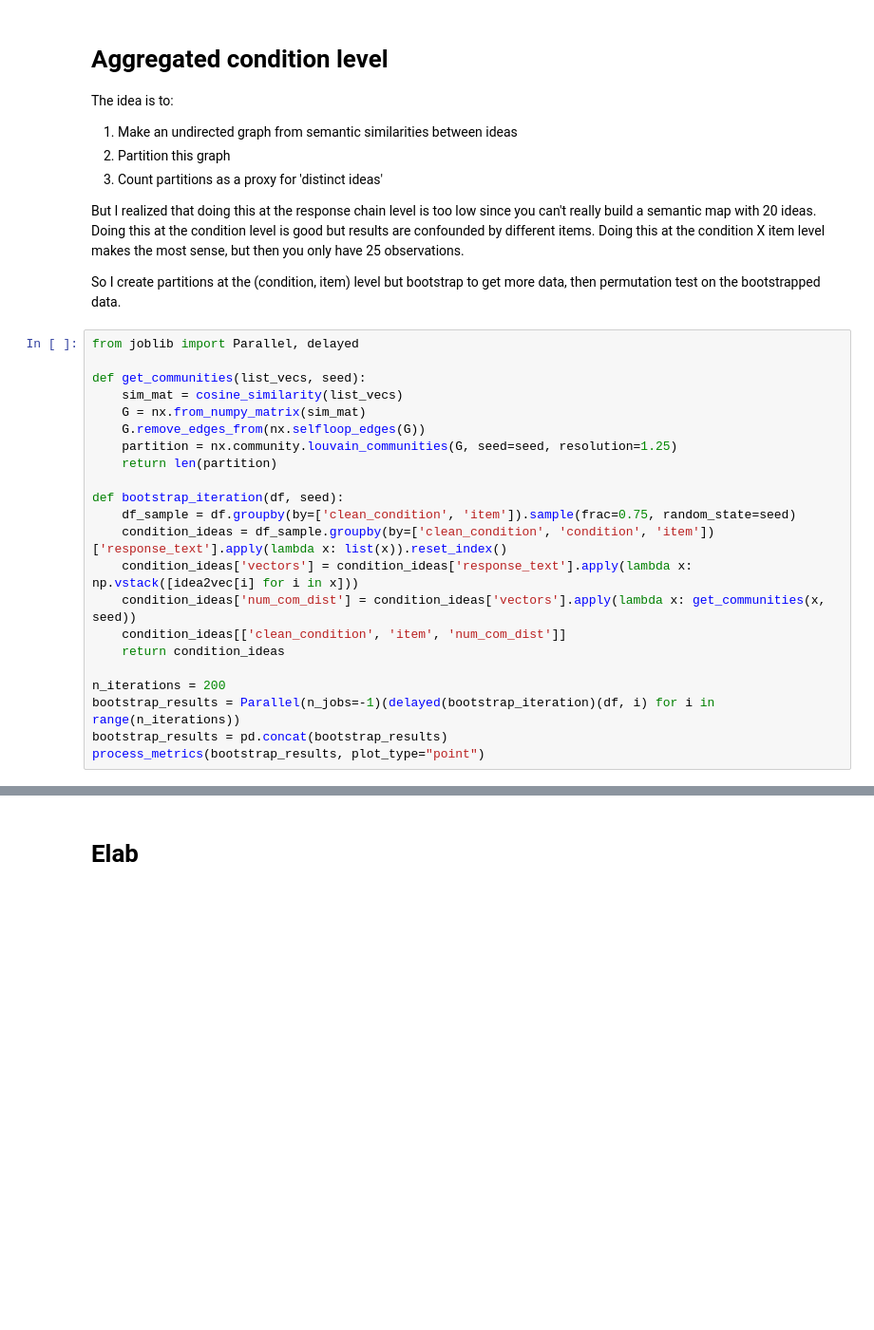
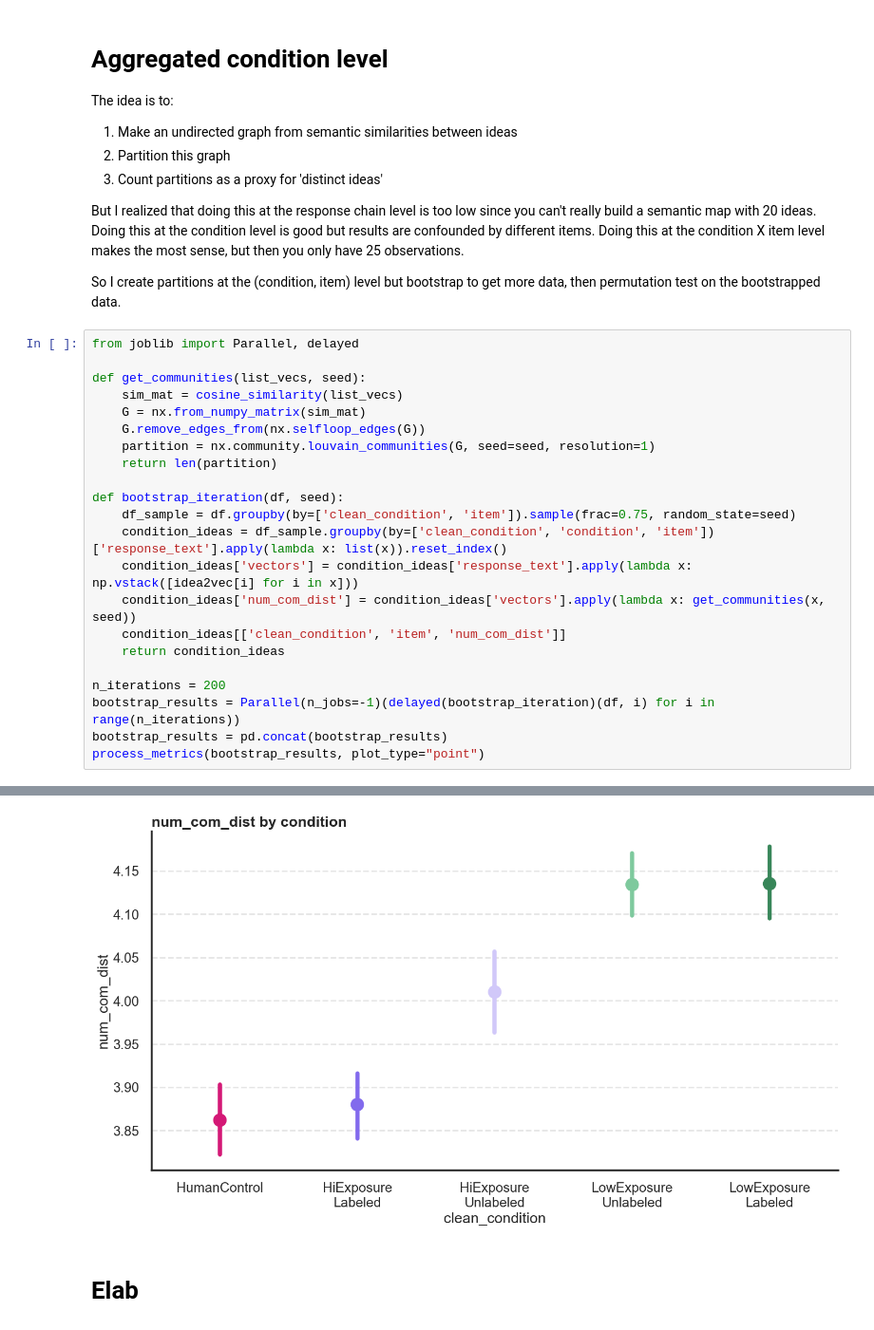
Before and after one commit to josh-ashkinaze/net_create, a Jupyter notebook: scripts/analyze_experiment/diversity_metrics.ipynb, the cells around one changed output, grey strips where cells are left out. Shown at 95% size. Drawn from its saved outputs; the diff is of its cells as text; blank space fills up the shorter version.

```diff
--- a/scripts/analyze_experiment/diversity_metrics.ipynb
+++ b/scripts/analyze_experiment/diversity_metrics.ipynb
@@ -359,7 +359,7 @@ def get_communities(list_vecs, seed):
     sim_mat = cosine_similarity(list_vecs)
     G = nx.from_numpy_matrix(sim_mat)
     G.remove_edges_from(nx.selfloop_edges(G))
-    partition = nx.community.louvain_communities(G, seed=seed, resolution=1.25)
+    partition = nx.community.louvain_communities(G, seed=seed, resolution=1)
     return len(partition)
 
 def bootstrap_iteration(df, seed):
@@ -395,3 +406,4 @@ To disable this warning, you can either:
+[figure, added]
 # %% [markdown]
 # Elab
 # %%
```
Also changed, not shown: parts of 1 cell of this notebook.
